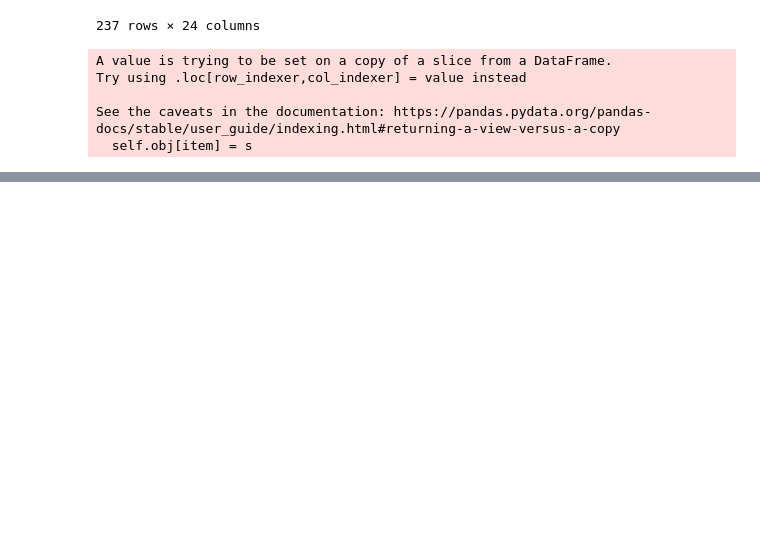
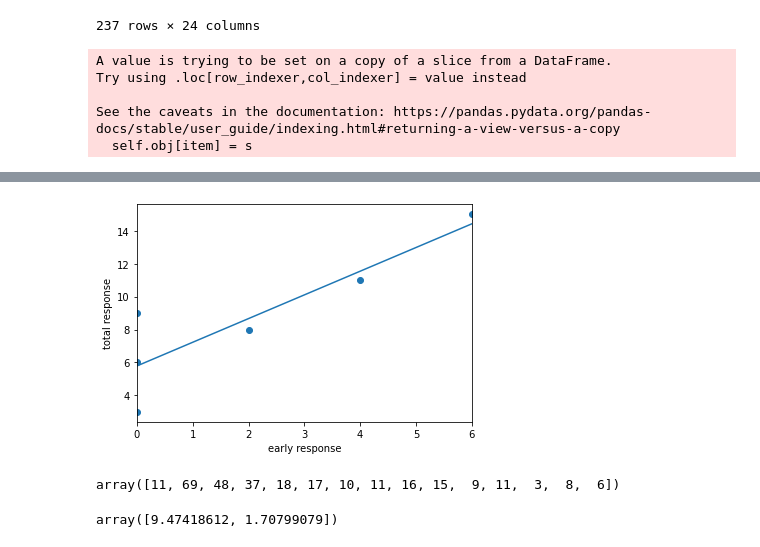
Before and after one commit to Jacsarge/attendance-analysis, a Jupyter notebook: initial-testing.ipynb, the cells around one changed output, grey strips where cells are left out. Saved outputs shown, nothing was run; the diff lists cells and outputs as text; code cells hidden in the pictures; blank space fills up the shorter version.

```diff
--- a/initial-testing.ipynb
+++ b/initial-testing.ipynb
@@ -171,0 +248,5 @@ Warnings:
+# %%
+fa_early_sr = fa_total_sr - fa_late_sr
+# %%
+fa_early_array = sm.add_constant(fa_early_sr.values)
+fa_total_array = fa_total_sr.values
@@ -171,0 +263,4 @@ Warnings:
+# %%
+model = sm.OLS(fa_total_array[1:],fa_early_array[1:])
+# %%
+res = model.fit()
@@ -171,0 +291,11 @@ Warnings:
+# %%
+from statsmodels.graphics.regressionplots import abline_plot
+
+fig = sm.graphics.abline_plot(model_results=res)
+ax = fig.axes[0]
+ax.scatter(fa_early_array[1:,1],fa_total_array[1:])
+ax.set_xlabel('early response')
+ax.set_ylabel('total response')
+plt.show()
+# %% [output]
+[figure, added]
@@ -171,0 +306,4 @@ Warnings:
+# %%
+year_total
+# %% [output]
+array([11, 69, 48, 37, 18, 17, 10, 11, 16, 15,  9, 11,  3,  8,  6])
@@ -171,0 +314,4 @@ Warnings:
+# %%
+res.params
+# %% [output]
+array([9.47418612, 1.70799079])
```
Also changed, not shown: parts of 25 cells of this notebook.
